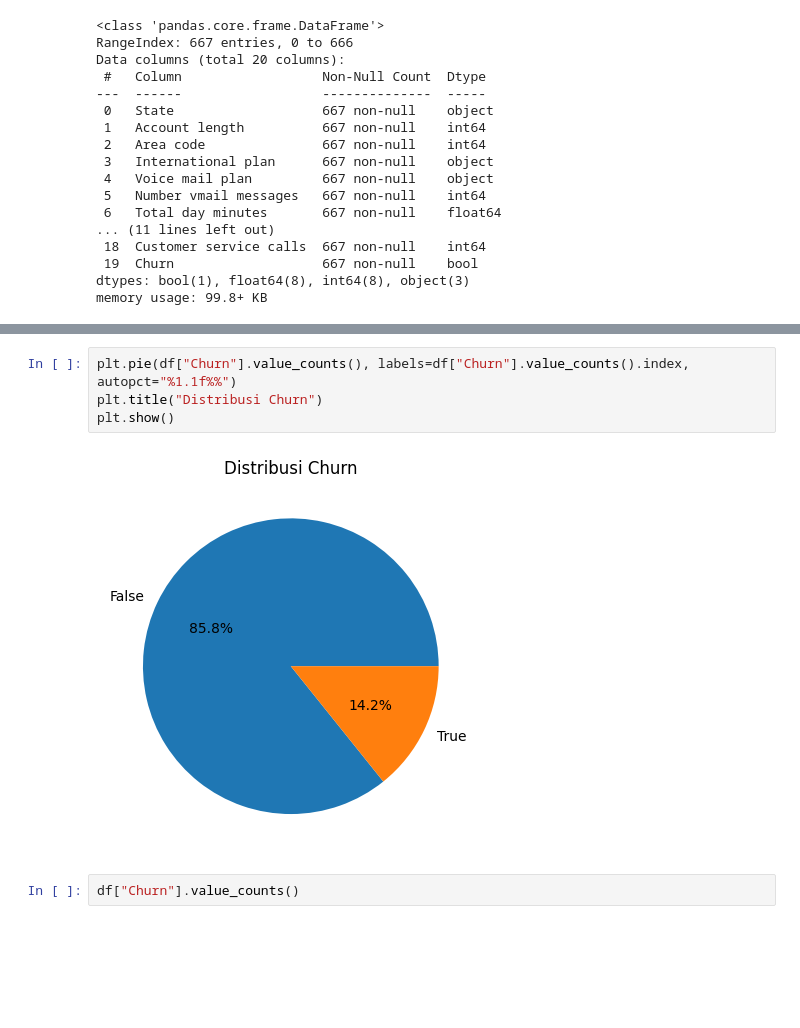
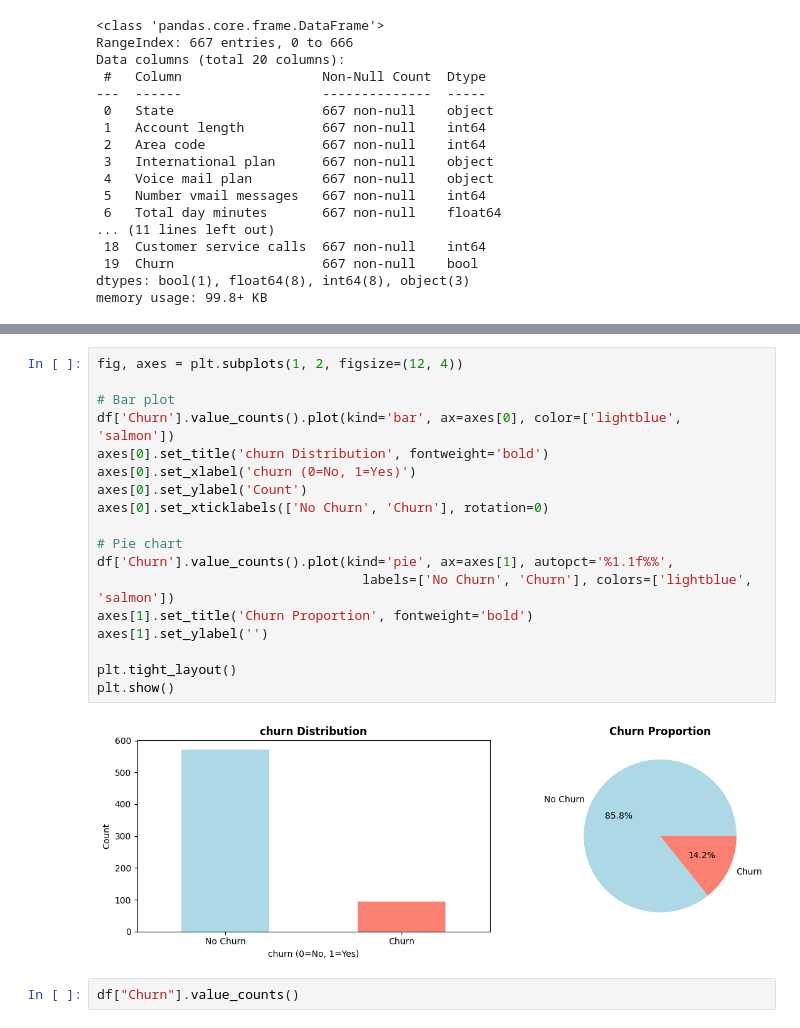
Before and after one commit to mafudsetiono/Churn-Analysis, a Jupyter notebook: Churn_Classification.ipynb, the cells around one changed output, grey strips where cells are left out. Cells and saved outputs as stored; diff of their text form; blank space fills up the shorter version.

```diff
--- a/Churn_Classification.ipynb
+++ b/Churn_Classification.ipynb
@@ -97,12 +97,26 @@ df.describe()
 | 50% | 102.000000 | 415.000000 | 0.000000 | 178.300000 | 101.000000 | 30.310000 | ... |
 | 75% | 128.000000 | 415.000000 | 20.000000 | 220.700000 | 115.000000 | 37.520000 | ... |
 | max | 232.000000 | 510.000000 | 51.000000 | 334.300000 | 165.000000 | 56.830000 | ... |
-# %%
-plt.pie(df["Churn"].value_counts(), labels=df["Churn"].value_counts().index, autopct="%1.1f%%")
-plt.title("Distribusi Churn")
-plt.show()
-# %% [output]
-[figure, removed]
+# %%
+fig, axes = plt.subplots(1, 2, figsize=(12, 4))
+
+# Bar plot
+df['Churn'].value_counts().plot(kind='bar', ax=axes[0], color=['lightblue', 'salmon'])
+axes[0].set_title('churn Distribution', fontweight='bold')
+axes[0].set_xlabel('churn (0=No, 1=Yes)')
+axes[0].set_ylabel('Count')
+axes[0].set_xticklabels(['No Churn', 'Churn'], rotation=0)
+
+# Pie chart
+df['Churn'].value_counts().plot(kind='pie', ax=axes[1], autopct='%1.1f%%',
+                                  labels=['No Churn', 'Churn'], colors=['lightblue', 'salmon'])
+axes[1].set_title('Churn Proportion', fontweight='bold')
+axes[1].set_ylabel('')
+
+plt.tight_layout()
+plt.show()
+# %% [output]
+[figure, added]
 # %%
 df["Churn"].value_counts()
 # %% [output]
```
Also changed, not shown: parts of 35 cells of this notebook.
